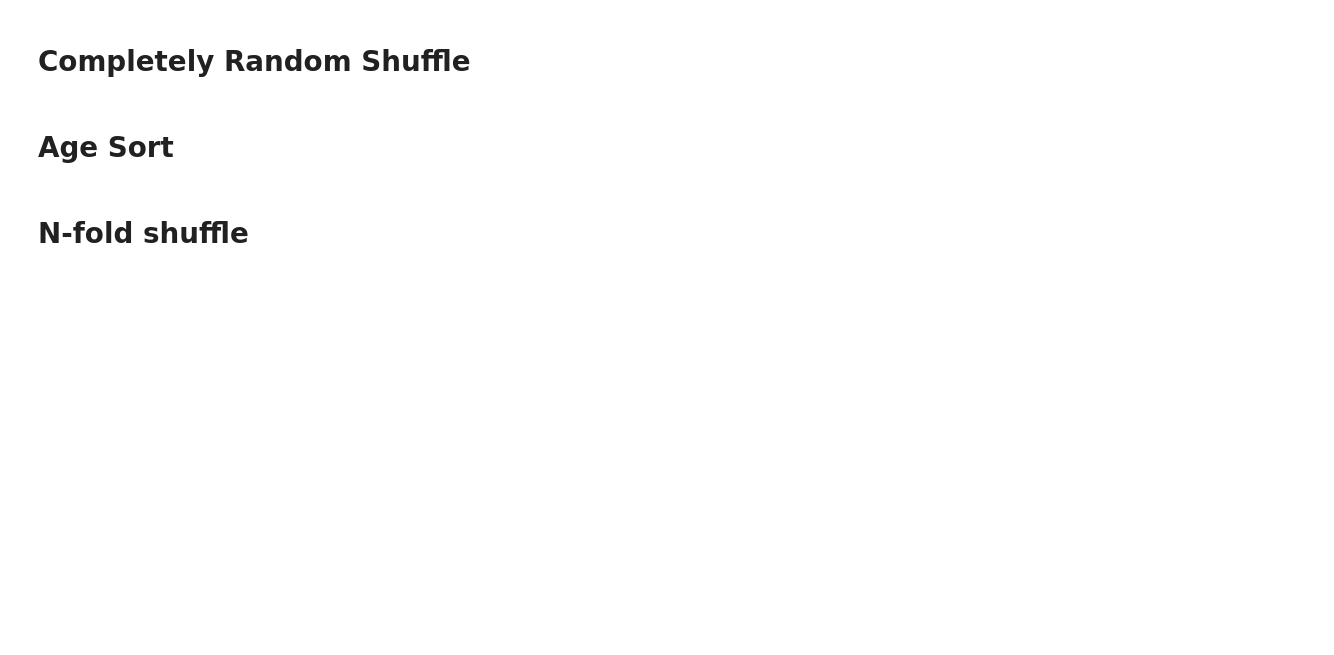
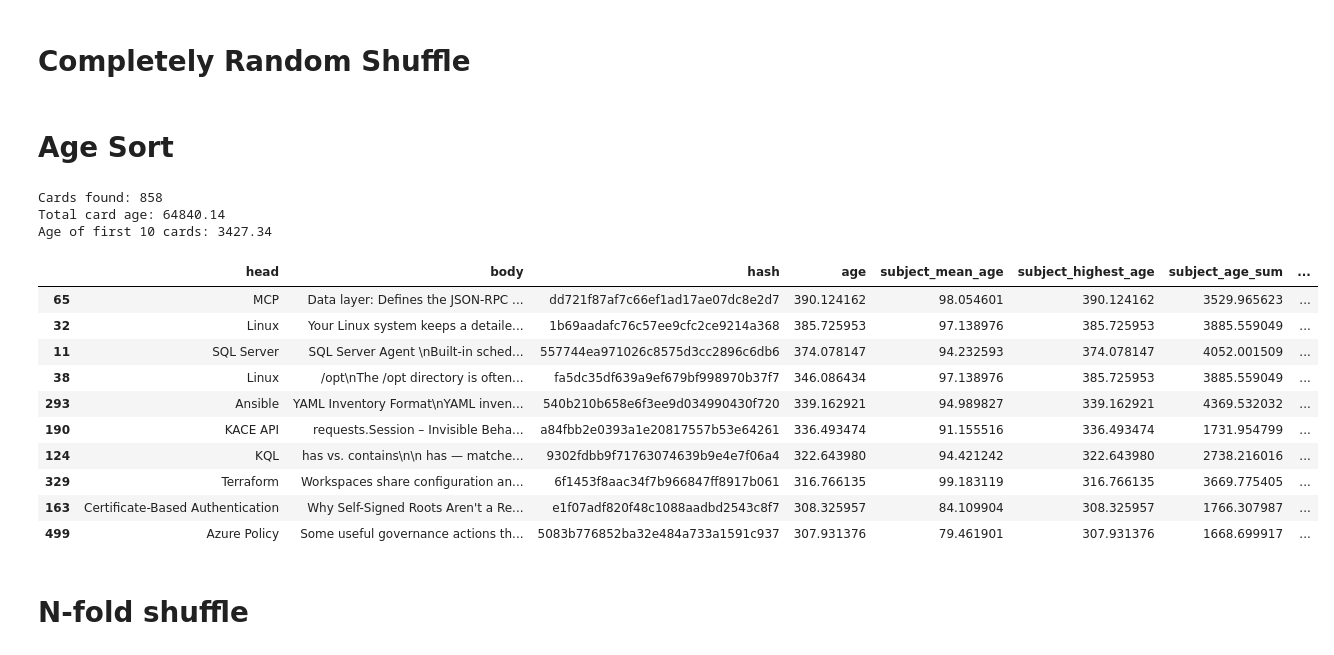
Before and after one commit to JayTY94/Certcards-refresh, a Jupyter notebook: shuffle.ipynb, the cells around one changed output. Saved outputs shown, nothing was run; the diff lists cells and outputs as text; code cells hidden in the pictures; blank space fills up the shorter version.

```diff
--- a/shuffle.ipynb
+++ b/shuffle.ipynb
@@ -191,9 +191,24 @@ sum of ages: ~1398.28
 # %% [markdown]
 # Age Sort
 # %%
-# existing_cards = existing_cards.sort_values('age', ascending=False)
-# remake_card_document(filename='certcards2.txt', existing_cards=existing_cards)
-# existing_cards.head(10)
+existing_cards = existing_cards.sort_values('age', ascending=False)
+remake_card_document(filename='certcards2.txt', existing_cards=existing_cards)
+existing_cards.head(10)
+# %% [output]
+Cards found: 858
+Total card age: 64840.14
+Age of first 10 cards: 3427.34
+|  | head | body | hash | age | subject_mean_age | subject_highest_age | subject_age_sum | ... |
+| 65 | MCP | Data layer: Defines the JSON-RPC ... | dd721f87af7c66ef1ad17ae07dc8e2d7 | 390.124162 | 98.054601 | 390.124162 | 3529.965623 | ... |
+| 32 | Linux | Your Linux system keeps a detaile... | 1b69aadafc76c57ee9cfc2ce9214a368 | 385.725953 | 97.138976 | 385.725953 | 3885.559049 | ... |
+| 11 | SQL Server | SQL Server Agent \nBuilt-in sched... | 557744ea971026c8575d3cc2896c6db6 | 374.078147 | 94.232593 | 374.078147 | 4052.001509 | ... |
+| 38 | Linux | /opt\nThe /opt directory is often... | fa5dc35df639a9ef679bf998970b37f7 | 346.086434 | 97.138976 | 385.725953 | 3885.559049 | ... |
+| 293 | Ansible | YAML Inventory Format\nYAML inven... | 540b210b658e6f3ee9d034990430f720 | 339.162921 | 94.989827 | 339.162921 | 4369.532032 | ... |
+| 190 | KACE API | requests.Session – Invisible Beha... | a84fbb2e0393a1e20817557b53e64261 | 336.493474 | 91.155516 | 336.493474 | 1731.954799 | ... |
+| 124 | KQL | has vs. contains\n\n has — matche... | 9302fdbb9f71763074639b9e4e7f06a4 | 322.643980 | 94.421242 | 322.643980 | 2738.216016 | ... |
+| 329 | Terraform | Workspaces share configuration an... | 6f1453f8aac34f7b966847ff8917b061 | 316.766135 | 99.183119 | 316.766135 | 3669.775405 | ... |
+| 163 | Certificate-Based Authentication | Why Self-Signed Roots Aren't a Re... | e1f07adf820f48c1088aadbd2543c8f7 | 308.325957 | 84.109904 | 308.325957 | 1766.307987 | ... |
+| 499 | Azure Policy | Some useful governance actions th... | 5083b776852ba32e484a733a1591c937 | 307.931376 | 79.461901 | 307.931376 | 1668.699917 | ... |
 # %% [markdown]
 # N-fold shuffle
 # %% [markdown]
```
Also changed, not shown: parts of 7 cells of this notebook, 3 other files.
